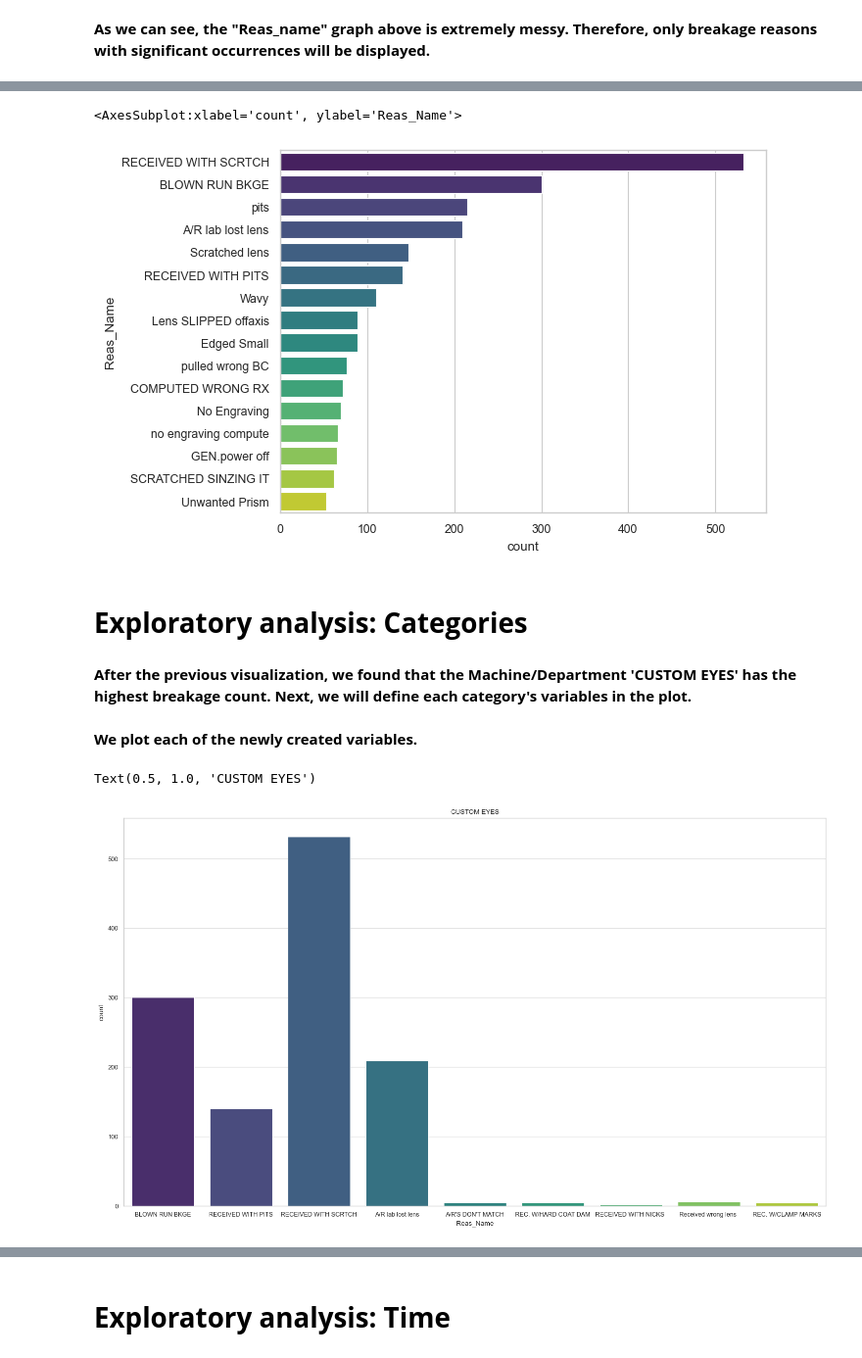
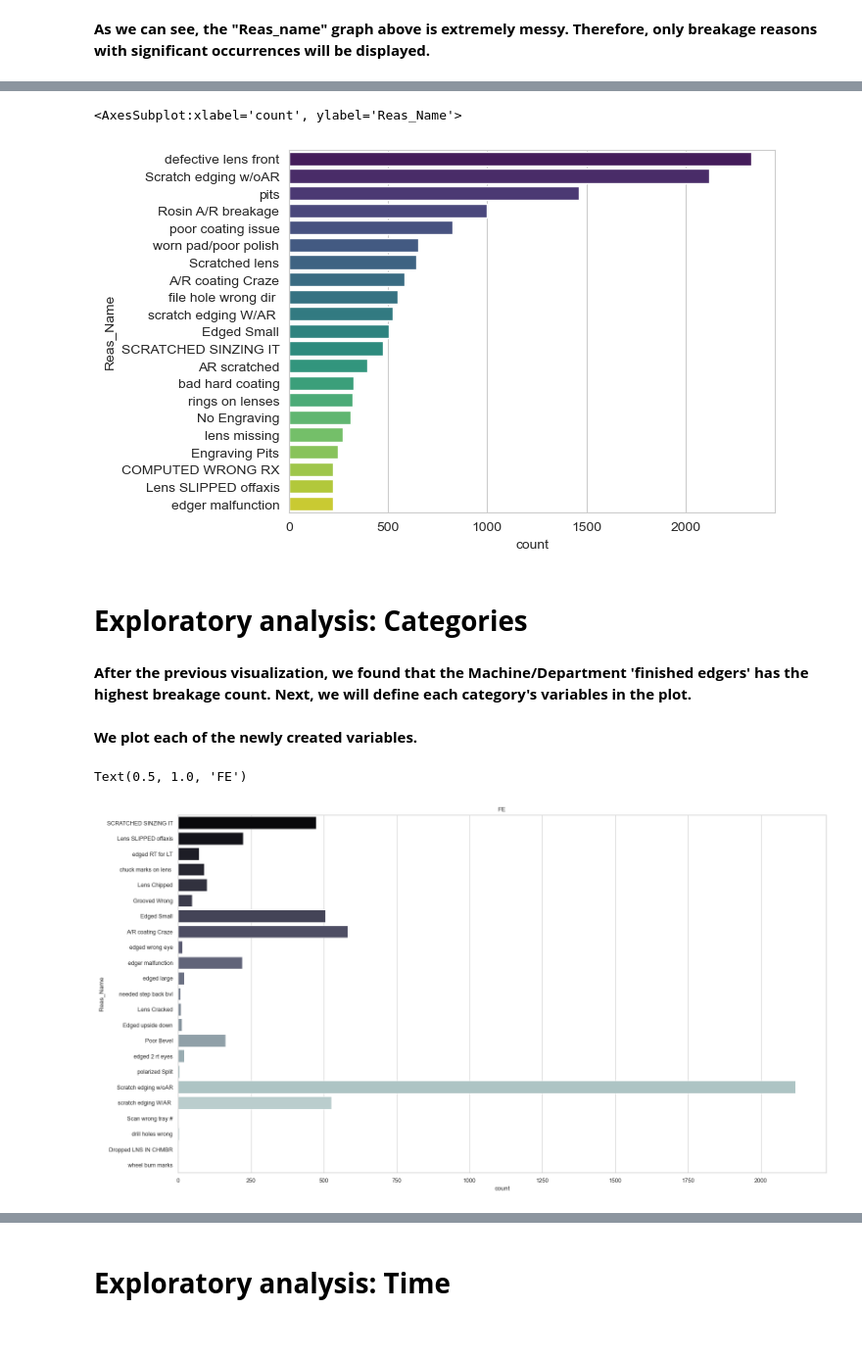
Before and after one commit to ojimenez24/Breakage2022, a Jupyter notebook: Data Science Project - Breakages EA.ipynb, the cells around one changed output, grey strips where cells are left out. Shown at 98% size. Drawn from its saved outputs; the diff is of its cells as text; code cells hidden in the pictures.

```diff
--- a/Data Science Project - Breakages EA.ipynb
+++ b/Data Science Project - Breakages EA.ipynb
@@ -8,7 +8,7 @@ import seaborn as sns
 sns.set_style('whitegrid')
 %matplotlib inline
 # %%
-df_raw = pd.read_csv("C:/Users/ojime/OneDrive/Documents/breakexp2020.csv")
+df_raw = pd.read_csv("C:/Users/ojime/OneDrive/Desktop/Datasets/breakexp2022.csv")
 # %%
 df_raw.info()
 # %% [output]
@@ -177,10 +201,10 @@ which is roughly 10% of the highest value count. Now we can plot a graph that wi
 # %%
-sns.countplot(y="Reas_Name", data=df, order=df.Reas_Name.value_counts().iloc[:16].index,palette='viridis')
+sns.countplot(y="Reas_Name", data=df, order=df.Reas_Name.value_counts().iloc[:21].index,palette='viridis')
 # %% [output]
 <AxesSubplot:xlabel='count', ylabel='Reas_Name'>
-[figure, old version]
+[figure, new version]
 # %% [markdown]
 # **Exploratory analysis: Categories**
 # %% [markdown]
-**After the previous visualization, we found that the Machine/Department 'CUSTOM EYES' has the highest breakage count. Next, we will define each category's variables in the plot.**
+**After the previous visualization, we found that the Machine/Department 'finished edgers' has the highest breakage count. Next, we will define each category's variables in the plot.**
 # %%
@@ -194,8 +217,8 @@ OG = df[df['Machine_Name'] == 'ORBIT GEN']['Reas_Name']
 # %%
 sns.set_context('paper',font_scale=1)
 plt.figure(figsize=(18,10))
-sns.countplot(x=CE,data=df,palette='viridis')
-plt.title('CUSTOM EYES')
+sns.countplot(y=FE,data=df,palette='bone')
+plt.title('FE')
 # %% [output]
-Text(0.5, 1.0, 'CUSTOM EYES')
+Text(0.5, 1.0, 'FE')
-[figure, old version]
+[figure, new version]
```
Also changed, not shown: parts of 42 cells of this notebook.
